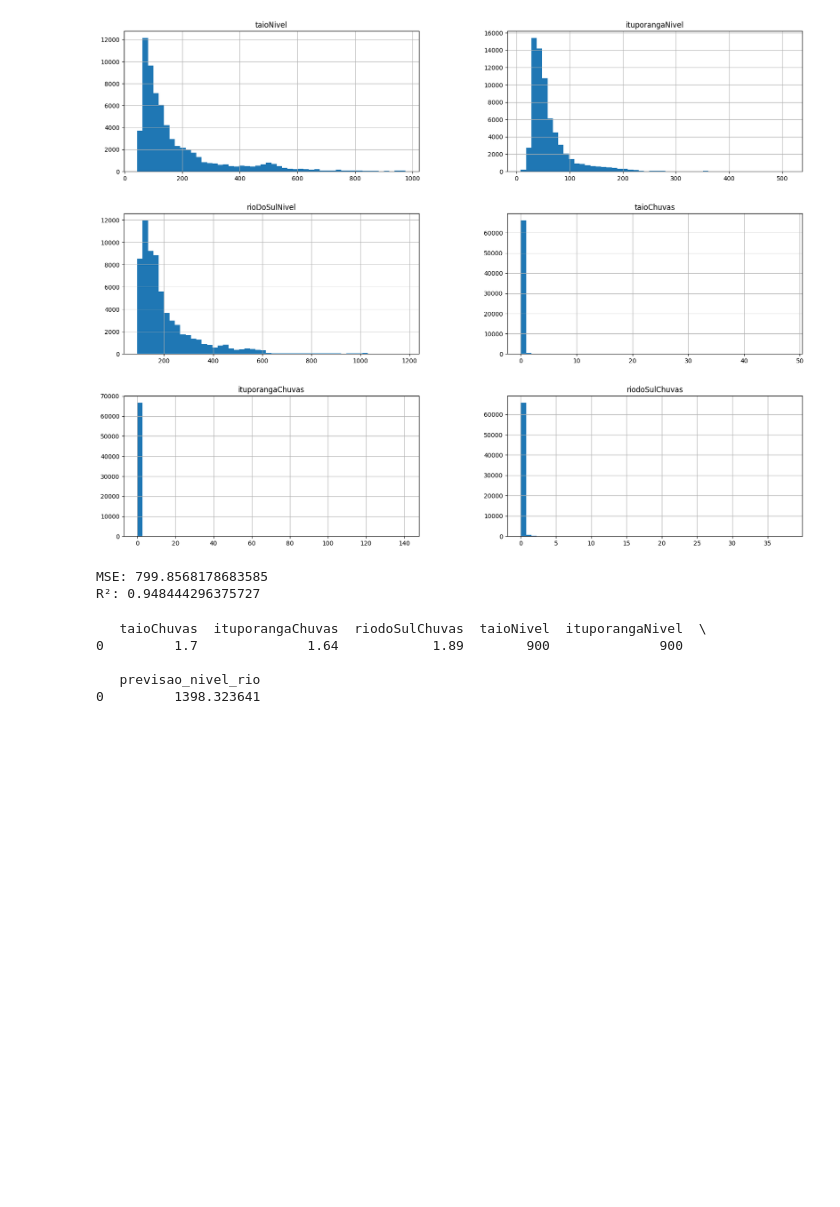
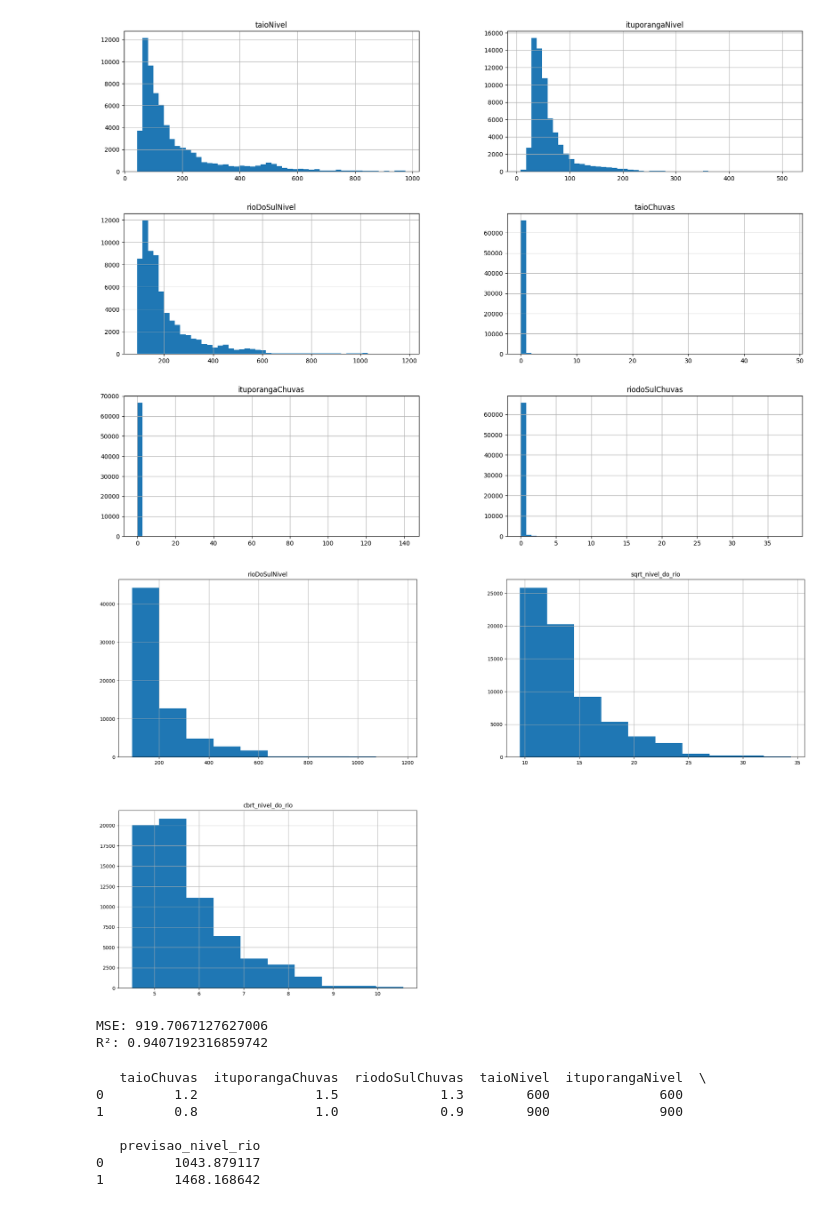
Before and after one commit to Leoscan/Previs-oRioRDS, a Jupyter notebook: PrevisaoRio.ipynb, the cells around one changed output. Drawn from its saved outputs; the diff is of its cells as text; code cells hidden in the pictures; blank space fills up the shorter version.

```diff
--- a/PrevisaoRio.ipynb
+++ b/PrevisaoRio.ipynb
@@ -42,6 +42,19 @@ array([[<AxesSubplot: title={'center': 'taioNivel'}>,
        [<AxesSubplot: title={'center': 'ituporangaChuvas'}>,
         <AxesSubplot: title={'center': 'riodoSulChuvas'}>]], dtype=object)
 [figure]
+# %%
+import matplotlib.pyplot as plt
+import numpy as np
+
+# Adicionando a coluna 'sqrt_nivel_do_rio' ao DataFrame
+df_niveis_totais['sqrt_nivel_do_rio'] = np.sqrt(df_niveis_totais['rioDoSulNivel'])
+df_niveis_totais['cbrt_nivel_do_rio'] = np.cbrt(df_niveis_totais['rioDoSulNivel'])
+
+# Plotando o histograma
+df_niveis_totais.hist(column=['rioDoSulNivel', 'sqrt_nivel_do_rio', 'cbrt_nivel_do_rio'], bins=10, figsize=(25,15))
+plt.show()
+# %% [output]
+[figure, added]
 # %%
 from sklearn.model_selection import train_test_split
 from sklearn.preprocessing import MinMaxScaler
@@ -60,7 +73,7 @@ X_scaled = scaler.fit_transform(X)
 X_train, X_test, y_train, y_test = train_test_split(X_scaled, y, test_size=0.2, random_state=42)
 
 # Inicializar a MLP (Multilayer Perceptron)
-mlp = MLPRegressor(hidden_layer_sizes=(100, 50), max_iter=1000, random_state=42)
+mlp = MLPRegressor(hidden_layer_sizes=(5, 4, 3), max_iter=1000, random_state=42)
 
 # Treinar a MLP
 mlp.fit(X_train, y_train)
@@ -75,29 +88,20 @@ r2 = r2_score(y_test, previsoes)
 print(f'MSE: {mse}')
 print(f'R²: {r2}')
 # %% [output]
-MSE: 799.8568178683585
-R²: 0.948444296375727
+MSE: 919.7067127627006
+R²: 0.9407192316859742
 # %%
-# Exemplo: criar um DataFrame com dados para previsão
+# Exemplo: criar um DataFrame com dados para previsão para dois dias
 dados_previsao = pd.DataFrame({
-    'taioChuvas': [1.7],
-    'ituporangaChuvas': [1.64],
-    'riodoSulChuvas': [1.89],
-    'taioNivel': [600],
-    'ituporangaNivel': [600]
-})
-
-dados_previsao2 = pd.DataFrame({
-    'taioChuvas': [1.7],
-    'ituporangaChuvas': [1.64],
-    'riodoSulChuvas': [1.89],
-    'taioNivel': [900],
-    'ituporangaNivel': [900]
+    'taioChuvas': [1.2, 0.8],
+    'ituporangaChuvas': [1.5, 1.0],
+    'riodoSulChuvas': [1.3, 0.9],
+    'taioNivel': [600, 900],
+    'ituporangaNivel': [600, 900]
 })
 
 # Normalizar os dados de entrada
 dados_previsao_scaled = scaler.transform(dados_previsao)
-
 
 # Fazer a previsão
 previsao_nivel_rio = mlp.predict(dados_previsao_scaled)
@@ -109,7 +113,9 @@ dados_previsao['previsao_nivel_rio'] = previsao_nivel_rio
 print(dados_previsao)
 # %% [output]
    taioChuvas  ituporangaChuvas  riodoSulChuvas  taioNivel  ituporangaNivel  \
-0         1.7              1.64            1.89        900              900
+0         1.2               1.5             1.3        600              600
+1         0.8               1.0             0.9        900              900
 
    previsao_nivel_rio
-0         1398.323641
+0         1043.879117
+1         1468.168642
```
Also changed, not shown: parts of 1 cell of this notebook.
